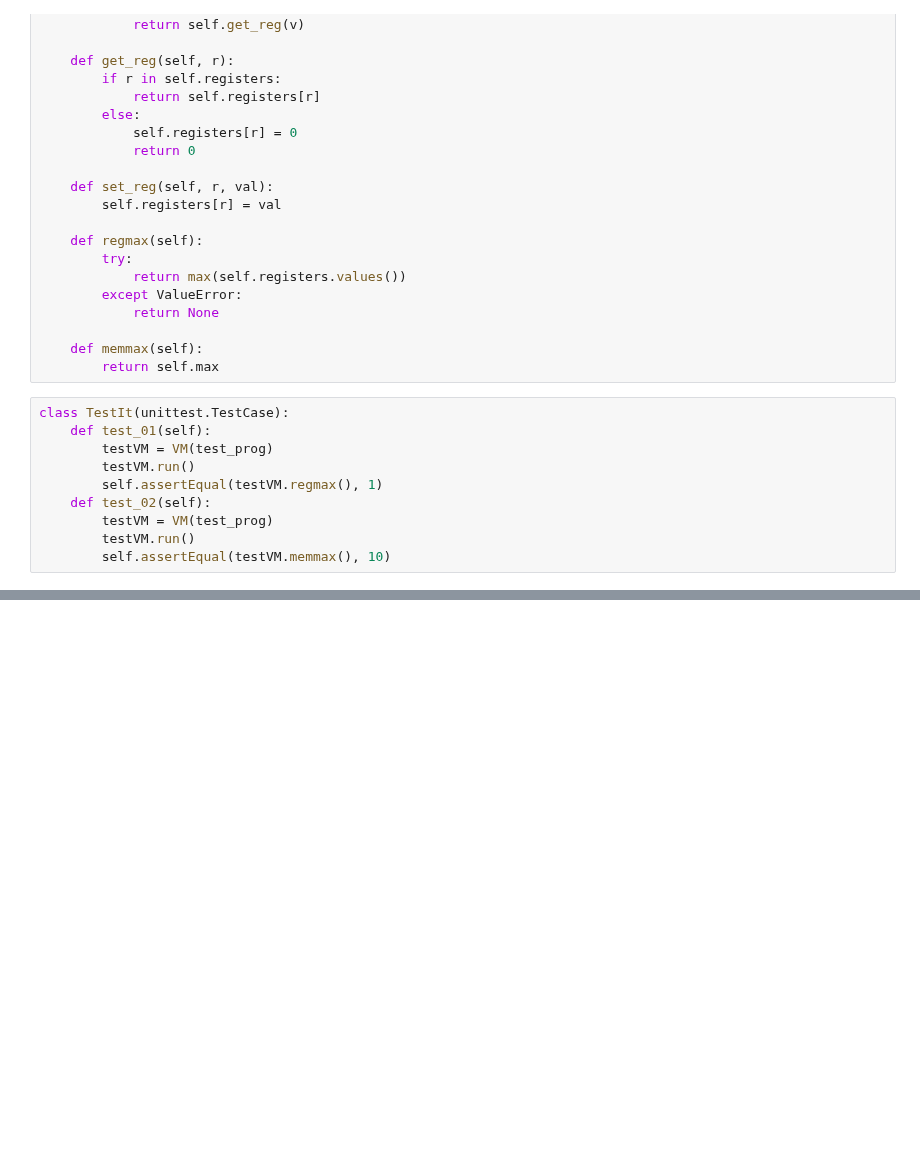
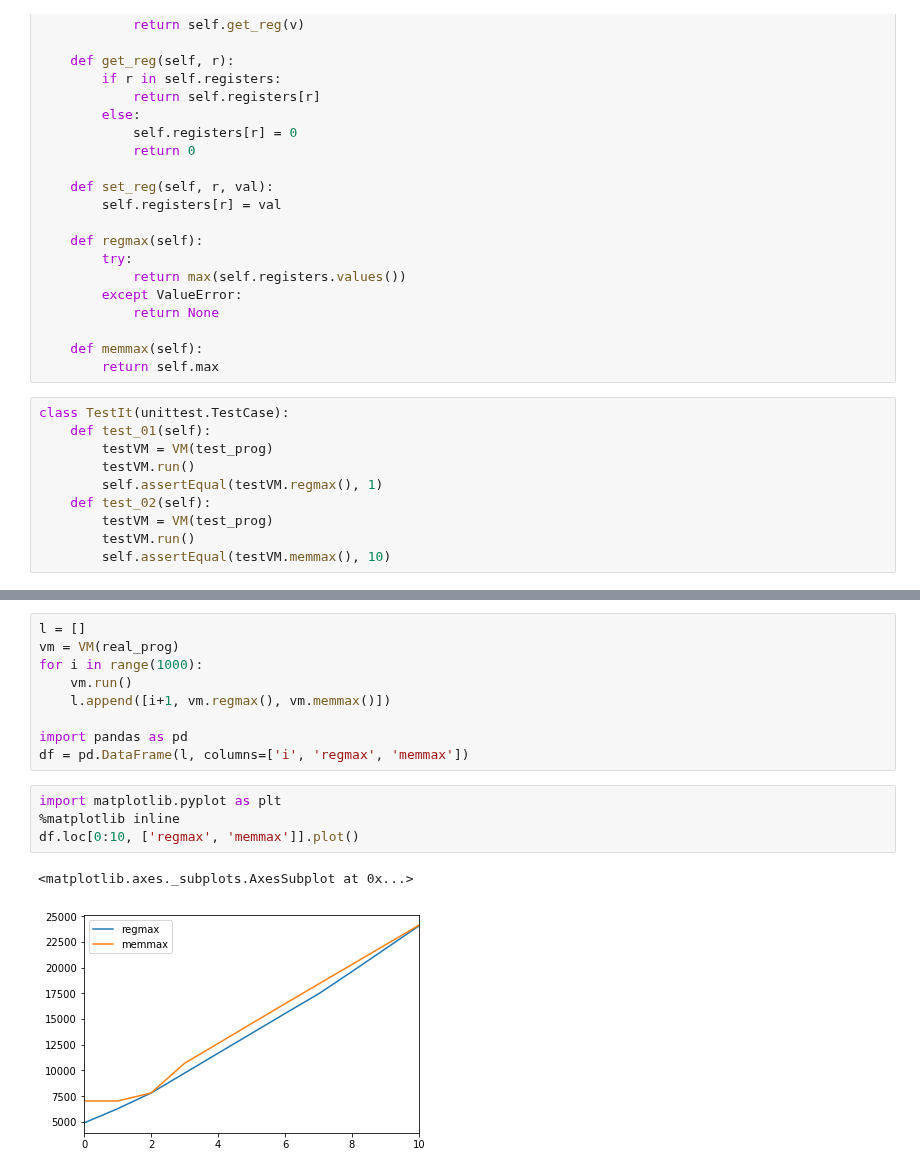
Before and after one commit to MarkNOakden/AdventOfCode, a Jupyter notebook: 17/08/day08.ipynb, the cells around one changed output, grey strips where cells are left out. Drawn from its saved outputs; the diff is of its cells as text; blank space fills up the shorter version.

Commit message:
day08 visualise repeated runs of the program

```diff
--- a/17/08/day08.ipynb
+++ b/17/08/day08.ipynb
@@ -105 +105,17 @@ part1 answer 4902
 part 2 answer 7037
+# %%
+l = []
+vm = VM(real_prog)
+for i in range(1000):
+    vm.run()
+    l.append([i+1, vm.regmax(), vm.memmax()])
+
+import pandas as pd
+df = pd.DataFrame(l, columns=['i', 'regmax', 'memmax'])
+# %%
+import matplotlib.pyplot as plt
+%matplotlib inline
+df.loc[0:10, ['regmax', 'memmax']].plot()
+# %% [output]
+<matplotlib.axes._subplots.AxesSubplot at 0x...>
+[figure, added]
```
Also changed, not shown: parts of 4 cells of this notebook.
